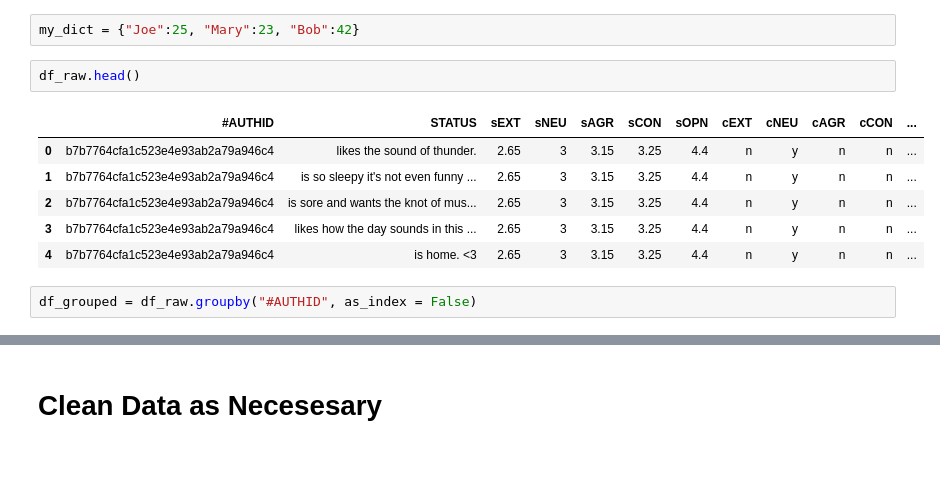
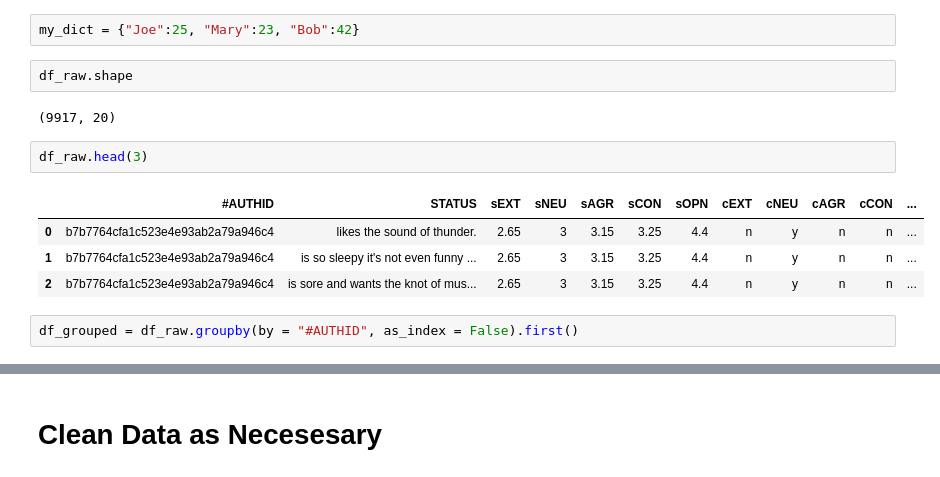
Before and after one commit to zhannar/WorkInProgressMetis, a Jupyter notebook: 02 - Project Luther - Regression/02 - Luther Project (Personality & Centrality).ipynb, the cells around one changed output, grey strips where cells are left out. Cells and saved outputs as stored; diff of their text form.

```diff
--- a/02 - Project Luther - Regression/02 - Luther Project (Personality & Centrality).ipynb
+++ b/02 - Project Luther - Regression/02 - Luther Project (Personality & Centrality).ipynb
@@ -64,14 +66,16 @@ celli-al_wcpr13.pdf     mypersonality_final.csv readme.txt
 df_raw = pd.read_csv('mypersonality_final/mypersonality_final.csv')
 # %%
 my_dict = {"Joe":25, "Mary":23, "Bob":42}
+# %%
+df_raw.shape
+# %% [output]
+(9917, 20)
 # %%
-df_raw.head()
+df_raw.head(3)
 # %% [output]
 |  | #AUTHID | STATUS | sEXT | sNEU | sAGR | sCON | sOPN | cEXT | cNEU | cAGR | cCON | ... |
 | 0 | b7b7764cfa1c523e4e93ab2a79a946c4 | likes the sound of thunder. | 2.65 | 3 | 3.15 | 3.25 | 4.4 | n | y | n | n | ... |
 | 1 | b7b7764cfa1c523e4e93ab2a79a946c4 | is so sleepy it's not even funny ... | 2.65 | 3 | 3.15 | 3.25 | 4.4 | n | y | n | n | ... |
 | 2 | b7b7764cfa1c523e4e93ab2a79a946c4 | is sore and wants the knot of mus... | 2.65 | 3 | 3.15 | 3.25 | 4.4 | n | y | n | n | ... |
-| 3 | b7b7764cfa1c523e4e93ab2a79a946c4 | likes how the day sounds in this ... | 2.65 | 3 | 3.15 | 3.25 | 4.4 | n | y | n | n | ... |
-| 4 | b7b7764cfa1c523e4e93ab2a79a946c4 | is home. <3 | 2.65 | 3 | 3.15 | 3.25 | 4.4 | n | y | n | n | ... |
 # %%
-df_grouped = df_raw.groupby("#AUTHID", as_index = False)
+df_grouped = df_raw.groupby(by = "#AUTHID", as_index = False).first()
```
Also changed, not shown: parts of 31 cells of this notebook, 3 other files.
